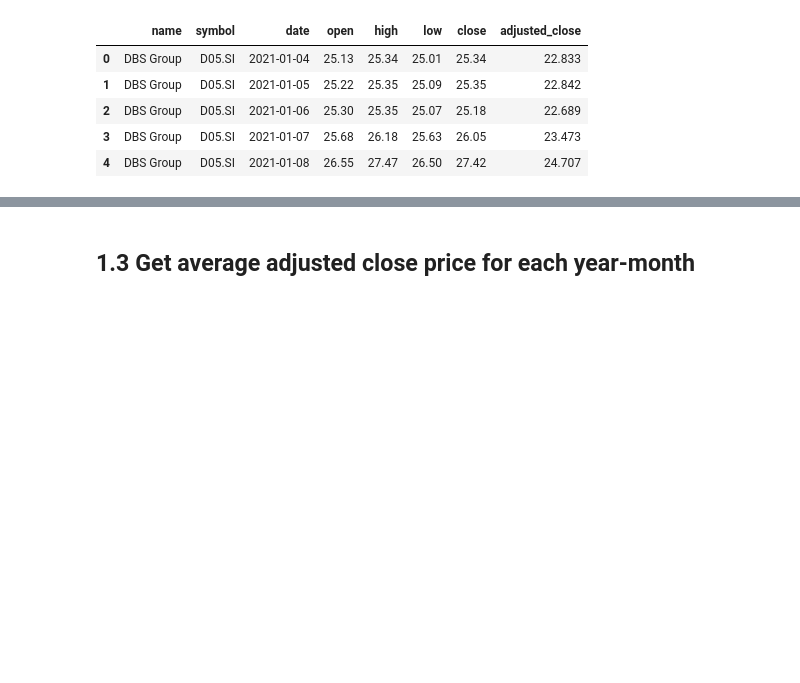
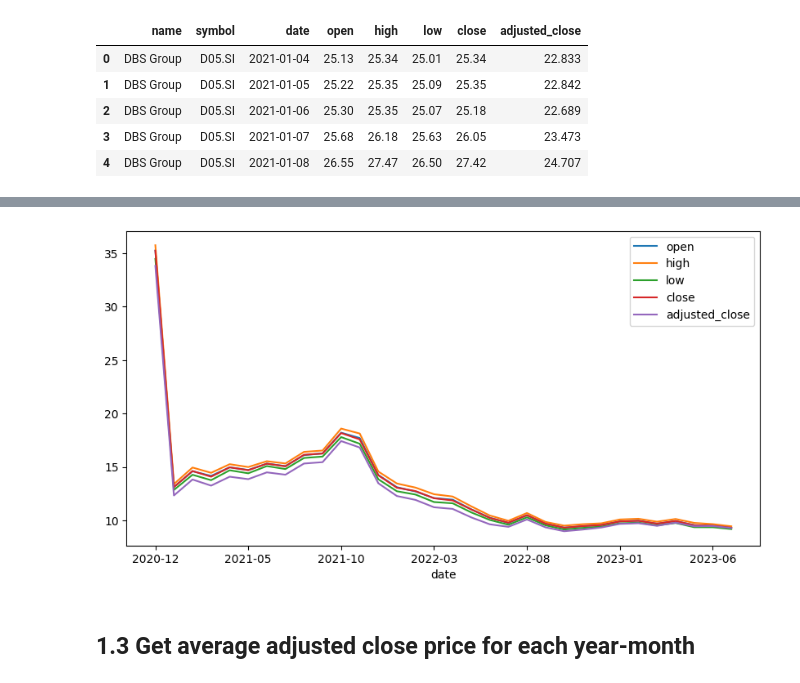
Before and after one commit to StephanieMussi/5228-group21-project, a Jupyter notebook: 1_Auxiliary_Attributes.ipynb, the cells around one changed output, grey strips where cells are left out. Saved outputs shown, nothing was run; the diff lists cells and outputs as text; code cells hidden in the pictures; blank space fills up the shorter version.

```diff
--- a/1_Auxiliary_Attributes.ipynb
+++ b/1_Auxiliary_Attributes.ipynb
@@ -92,3 +85,10 @@ plt.show()
+# %%
+df_stock_all.plot(x="date", y=["open", "high", "low", "close", "adjusted_close"],
+        kind="line", figsize=(10, 5))
+
+plt.show()
+# %% [output]
+[figure, added]
 # %% [markdown]
 ## 1.3 Get average adjusted close price for each year-month
 # %%
```
Also changed, not shown: parts of 6 cells of this notebook.
